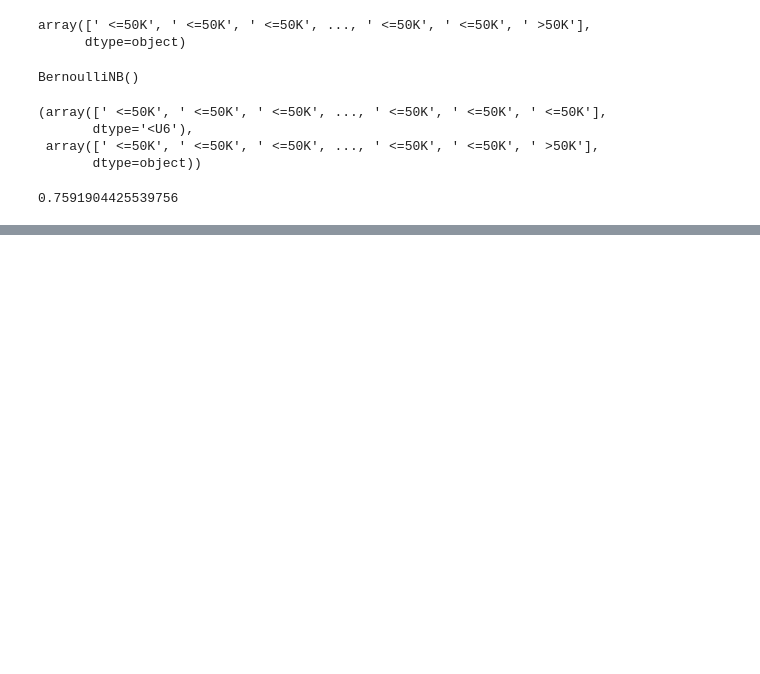
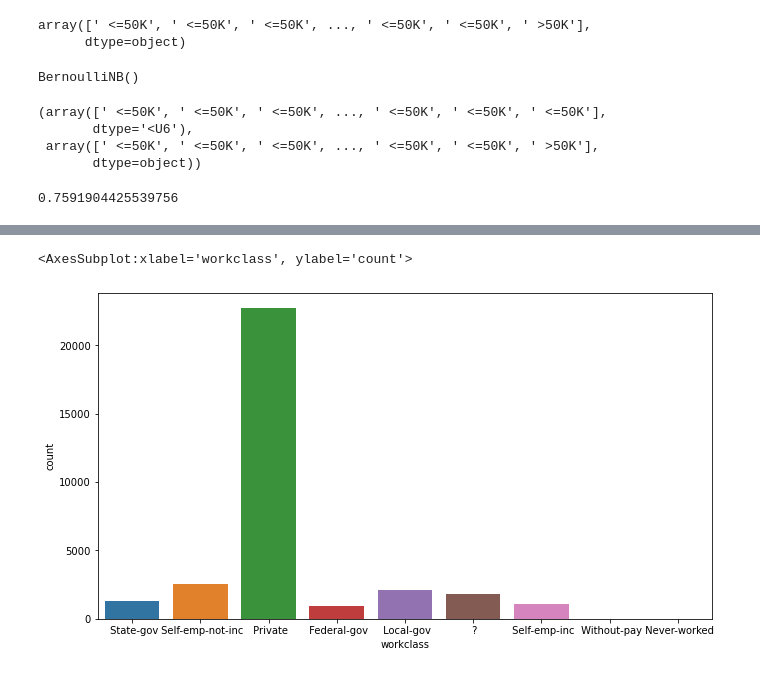
Before and after one commit to fernandovieira1/estat_ML, a Jupyter notebook: naive_bayes_distribuicoes.ipynb, the cells around one changed output, grey strips where cells are left out. Cells and saved outputs as stored; diff of their text form; code cells hidden in the pictures; blank space fills up the shorter version.

```diff
--- a/naive_bayes_distribuicoes.ipynb
+++ b/naive_bayes_distribuicoes.ipynb
@@ -104,0 +110,3 @@ accuracy_score(y, previsoes)
+# %%
+df = pd.read_csv('/Users/fernandovieira/OneDrive/1. Educacao/INFO E ESTAT/BASES DE DADOS/BD_ML-e-DS-com-Python-de-A-a-Z/census.csv')
+# df = pd.read_csv('/content/census.csv')
@@ -104,0 +129,8 @@ accuracy_score(y, previsoes)
+# %%
+fig = plt.gcf()
+fig.set_size_inches(11, 6) # tamanho das plotagens plt
+
+sns.countplot(df['workclass'])
+# %% [output]
+<AxesSubplot:xlabel='workclass', ylabel='count'>
+[figure, added]
```
Also changed, not shown: parts of 13 cells of this notebook.
